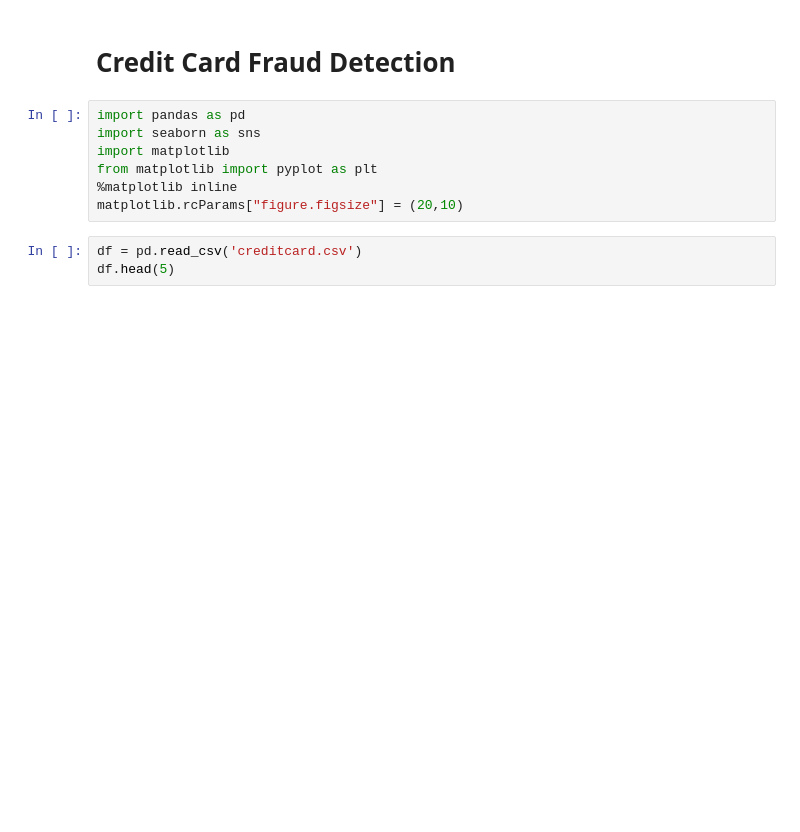
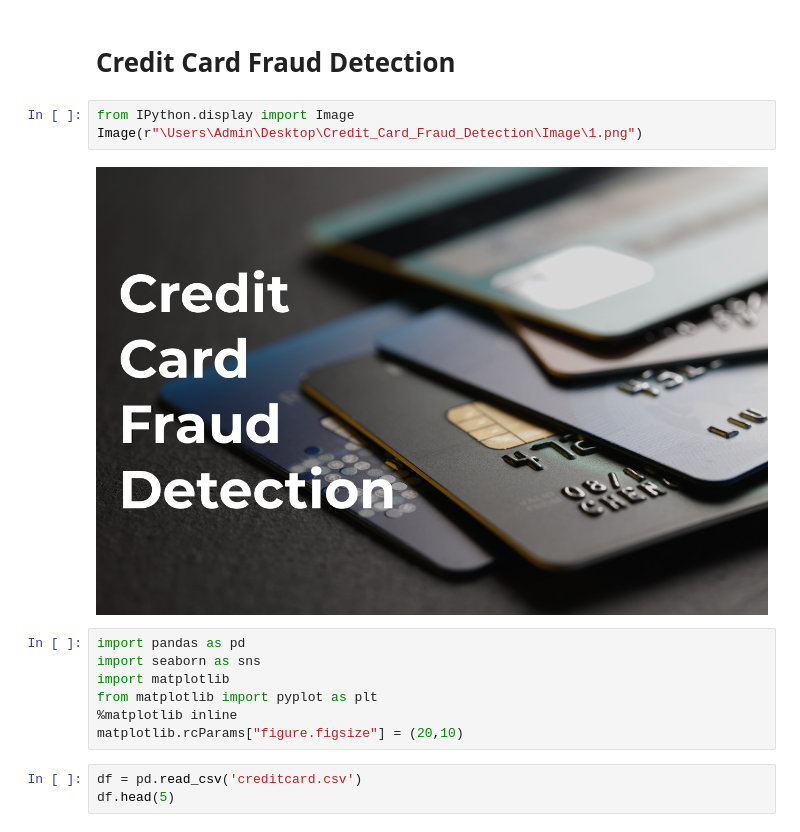
Before and after one commit to geetika-0812/Credit_Card_Fraud_Detection, a Jupyter notebook: Credit Card Fraud Detection.ipynb, the cells around one changed output. Drawn from its saved outputs; the diff is of its cells as text; blank space fills up the shorter version.

```diff
--- a/Credit Card Fraud Detection.ipynb
+++ b/Credit Card Fraud Detection.ipynb
@@ -1,5 +1,10 @@
 # %% [markdown]
 # Credit Card Fraud Detection
+# %%
+from IPython.display import Image
+Image(r"\Users\Admin\Desktop\Credit_Card_Fraud_Detection\Image\1.png")
+# %% [output]
+[figure, added]
 # %%
 import pandas as pd
 import seaborn as sns
```
Also changed, not shown: parts of 4 cells of this notebook, 2 other files.
